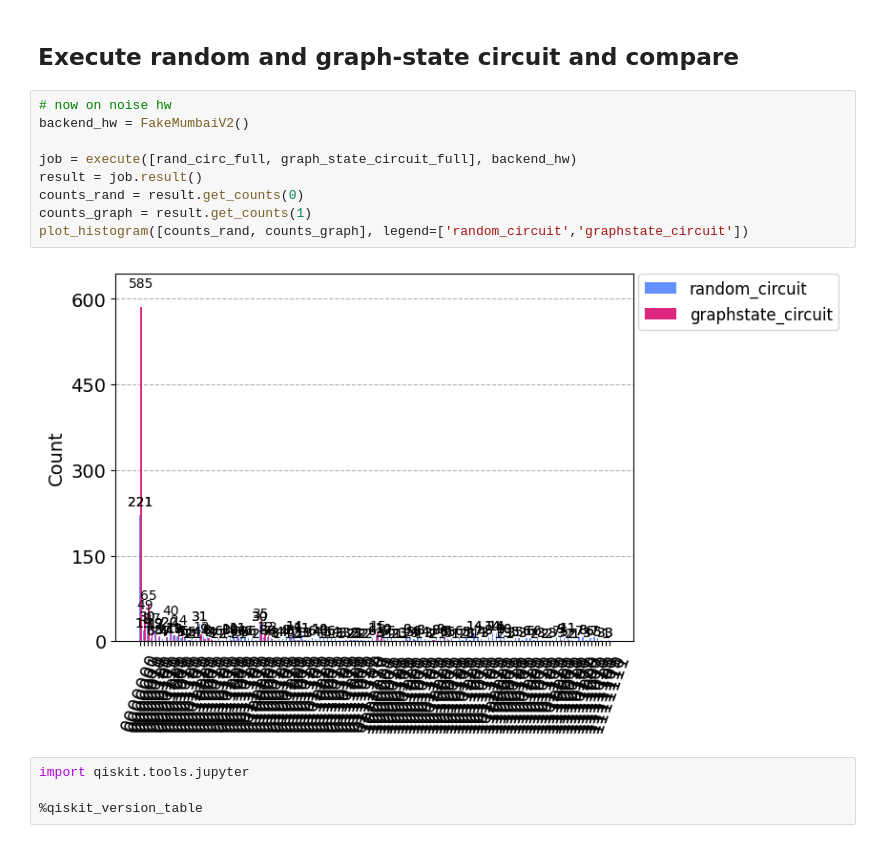
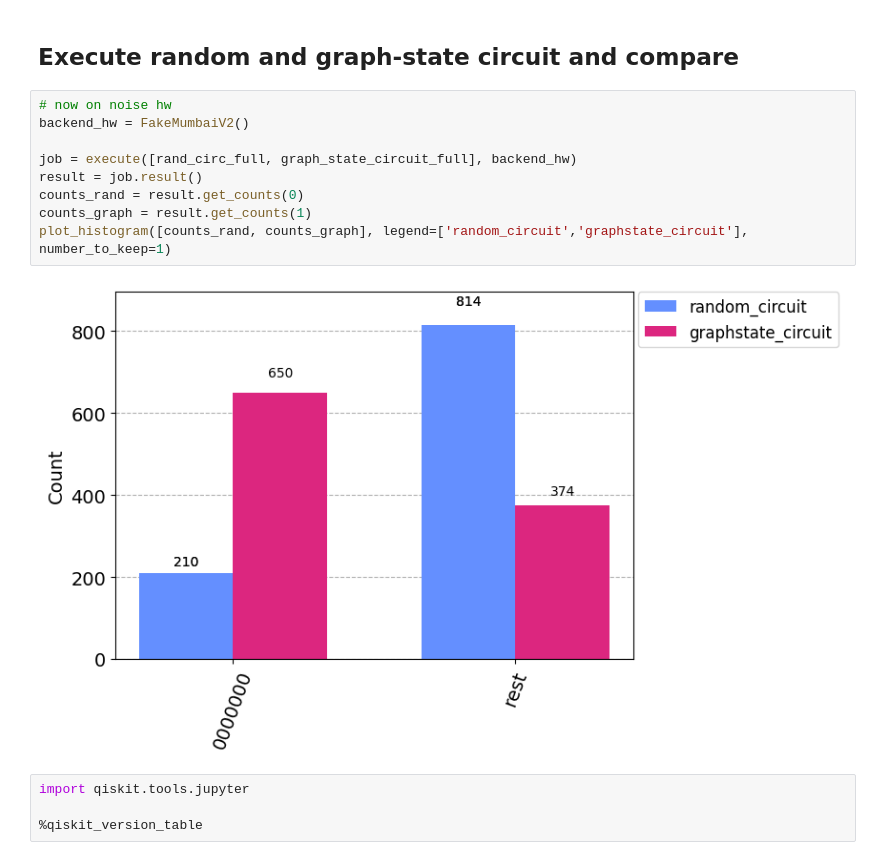
Before and after one commit to MarcMaussner/quantum_playground, a Jupyter notebook: 2023_world_of_quantum/Clifford_Barrier_Fidelity.ipynb, the cells around one changed output. Saved outputs shown, nothing was run; the diff lists cells and outputs as text.

```diff
--- a/2023_world_of_quantum/Clifford_Barrier_Fidelity.ipynb
+++ b/2023_world_of_quantum/Clifford_Barrier_Fidelity.ipynb
@@ -110,14 +110,14 @@ graph_state_circuit_full.decompose().decompose().draw('mpl')
 # %%
 # now on noise hw
 backend_hw = FakeMumbaiV2()
 
 job = execute([rand_circ_full, graph_state_circuit_full], backend_hw)
 result = job.result()
 counts_rand = result.get_counts(0)
 counts_graph = result.get_counts(1)
-plot_histogram([counts_rand, counts_graph], legend=['random_circuit','graphstate_circuit'])
+plot_histogram([counts_rand, counts_graph], legend=['random_circuit','graphstate_circuit'], number_to_keep=1)
 # %% [output]
-[figure, old version]
+[figure, new version]
 # %%
 import qiskit.tools.jupyter
 
```
